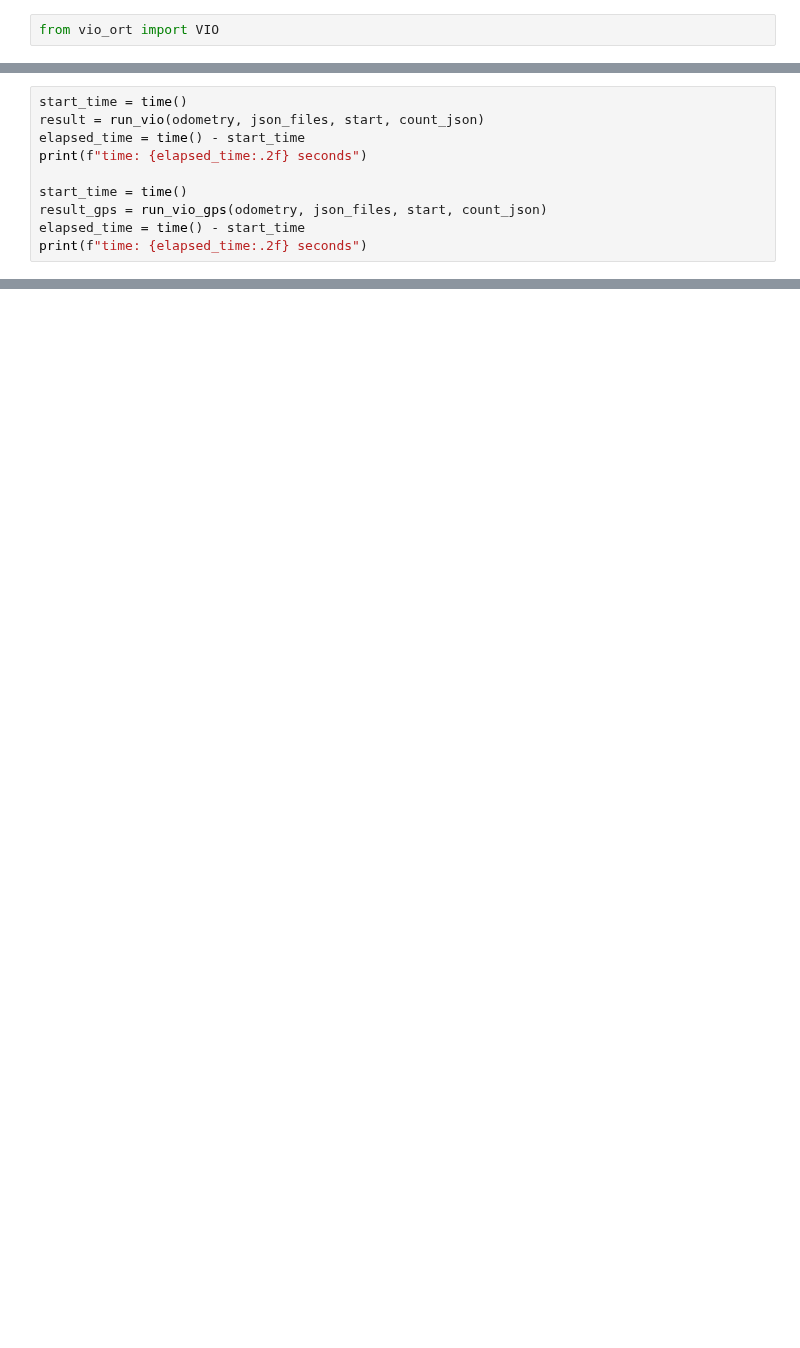
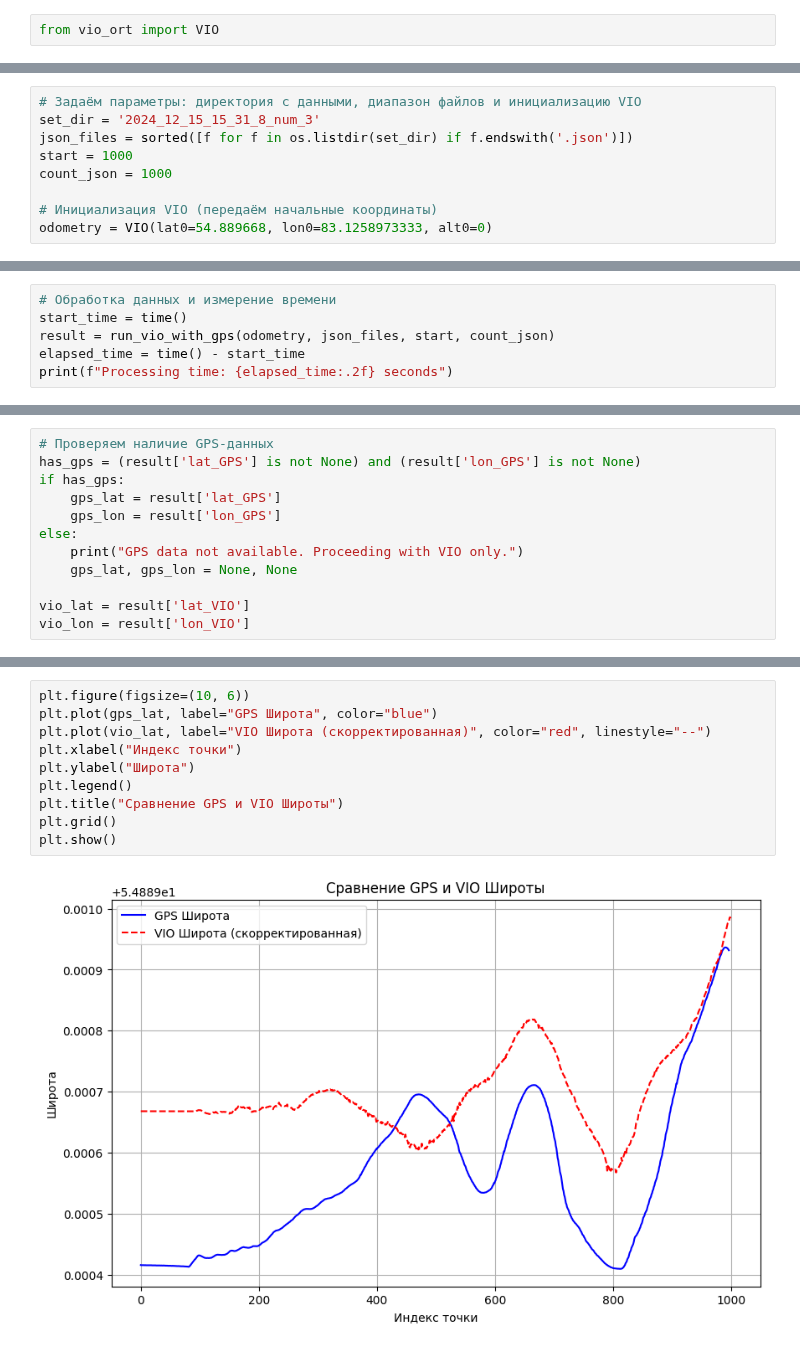
Before and after one commit to Razvald/helicopter, a Jupyter notebook: Calibrate/plot_graphs.ipynb, the cells around one changed output, grey strips where cells are left out. Cells and saved outputs as stored; diff of their text form; blank space fills up the shorter version.

```diff
--- a/Calibrate/plot_graphs.ipynb
+++ b/Calibrate/plot_graphs.ipynb
@@ -19 +12,10 @@ count_json = 400
+# %%
+# Задаём параметры: директория с данными, диапазон файлов и инициализацию VIO
+set_dir = '2024_12_15_15_31_8_num_3'
+json_files = sorted([f for f in os.listdir(set_dir) if f.endswith('.json')])
+start = 1000
+count_json = 1000
+
+# Инициализация VIO (передаём начальные координаты)
+odometry = VIO(lat0=54.889668, lon0=83.1258973333, alt0=0)
 # %%
@@ -61,11 +62,7 @@ def run_vio_gps(odometry, json_files, start, count_json):
 # %%
+# Обработка данных и измерение времени
 start_time = time()
-result = run_vio(odometry, json_files, start, count_json)
+result = run_vio_with_gps(odometry, json_files, start, count_json)
 elapsed_time = time() - start_time
-print(f"time: {elapsed_time:.2f} seconds")
-
-start_time = time()
-result_gps = run_vio_gps(odometry, json_files, start, count_json)
-elapsed_time = time() - start_time
-print(f"time: {elapsed_time:.2f} seconds")
+print(f"Processing time: {elapsed_time:.2f} seconds")
 # %% [output]
@@ -73,0 +70,12 @@ time: 28.48 seconds
+# %%
+# Проверяем наличие GPS-данных
+has_gps = (result['lat_GPS'] is not None) and (result['lon_GPS'] is not None)
+if has_gps:
+    gps_lat = result['lat_GPS']
+    gps_lon = result['lon_GPS']
+else:
+    print("GPS data not available. Proceeding with VIO only.")
+    gps_lat, gps_lon = None, None
+
+vio_lat = result['lat_VIO']
+vio_lon = result['lon_VIO']
@@ -73,0 +172,12 @@ time: 28.48 seconds
+# %%
+plt.figure(figsize=(10, 6))
+plt.plot(gps_lat, label="GPS Широта", color="blue")
+plt.plot(vio_lat, label="VIO Широта (скорректированная)", color="red", linestyle="--")
+plt.xlabel("Индекс точки")
+plt.ylabel("Широта")
+plt.legend()
+plt.title("Сравнение GPS и VIO Широты")
+plt.grid()
+plt.show()
+# %% [output]
+[figure, added]
```
Also changed, not shown: parts of 25 cells of this notebook, 1 other file.
